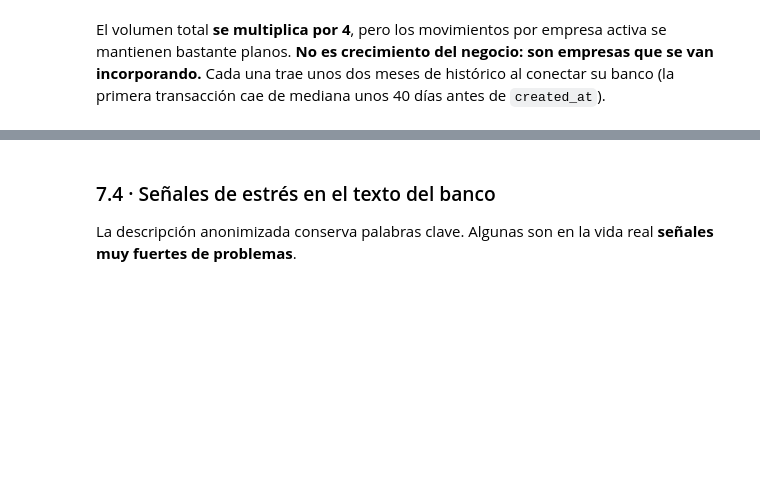
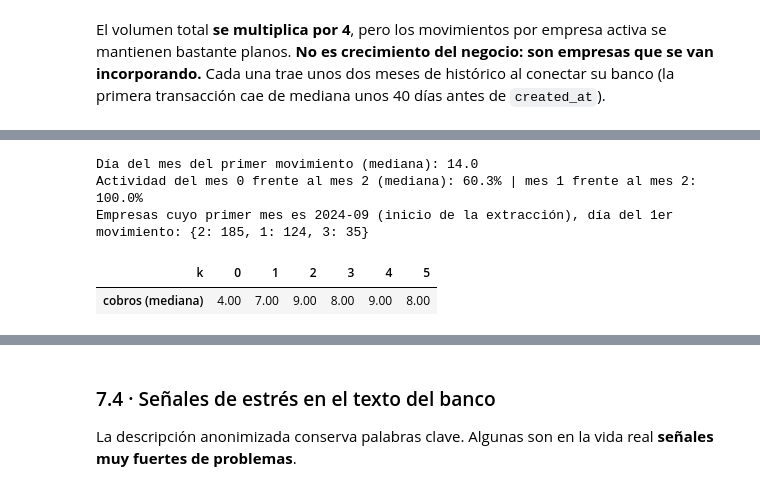
Before and after one commit to anderescaray/every-hackspain, a Jupyter notebook: notebooks/01_exploracion_datos.ipynb, the cells around one changed output, grey strips where cells are left out. Drawn from its saved outputs; the diff is of its cells as text; code cells hidden in the pictures; blank space fills up the shorter version.

```diff
--- a/notebooks/01_exploracion_datos.ipynb
+++ b/notebooks/01_exploracion_datos.ipynb
@@ -516,3 +541,24 @@ Días entre la 1ª transacción y el alta (created_at), mediana: -40.0
+# %%
+# ¿El primer mes con datos está completo? Cobros por mes contado desde el primer movimiento
+entradas_op = ["collection", "bulk_collection", "pos_settlement", "cash_settlement"]
+primero = txm.groupby("company_id").date.min()
+tardias = primero[primero >= "2024-09-05"].index                 # entran a mitad de ventana, no en su inicio
+c = txm[txm.company_id.isin(tardias) & txm.category.isin(entradas_op)]
+mes_n = c.date.dt.year * 12 + c.date.dt.month
+k = mes_n - c.company_id.map(primero.dt.year * 12 + primero.dt.month)
+rel = c.assign(k=k)[k.between(0, 5)].groupby(["company_id", "k"]).size().unstack()
+print("Día del mes del primer movimiento (mediana):", primero[tardias].dt.day.median())
+print("Actividad del mes 0 frente al mes 2 (mediana):", pct((rel[0] / rel[2]).median()),
+      "| mes 1 frente al mes 2:", pct((rel[1] / rel[2]).median()))
+print("Empresas cuyo primer mes es 2024-09 (inicio de la extracción), día del 1er movimiento:",
+      primero[primero < "2024-09-05"].dt.day.value_counts().head(3).to_dict())
+display(rel.median().rename("cobros (mediana)").to_frame().T)
+# %% [output]
+Día del mes del primer movimiento (mediana): 14.0
+Actividad del mes 0 frente al mes 2 (mediana): 60.3% | mes 1 frente al mes 2: 100.0%
+Empresas cuyo primer mes es 2024-09 (inicio de la extracción), día del 1er movimiento: {2: 185, 1: 124, 3: 35}
+| k | 0 | 1 | 2 | 3 | 4 | 5 |
+| cobros (mediana) | 4.00 | 7.00 | 9.00 | 8.00 | 9.00 | 8.00 |
 # %% [markdown]
 **Qué implica:**
 - **Solo 86 de 250 grupos tienen los 24 meses** (sin contar el día suelto de 2026-09). El resto empieza a mitad de ventana.
```
Also changed, not shown: parts of 17 cells of this notebook, 56 other files.
